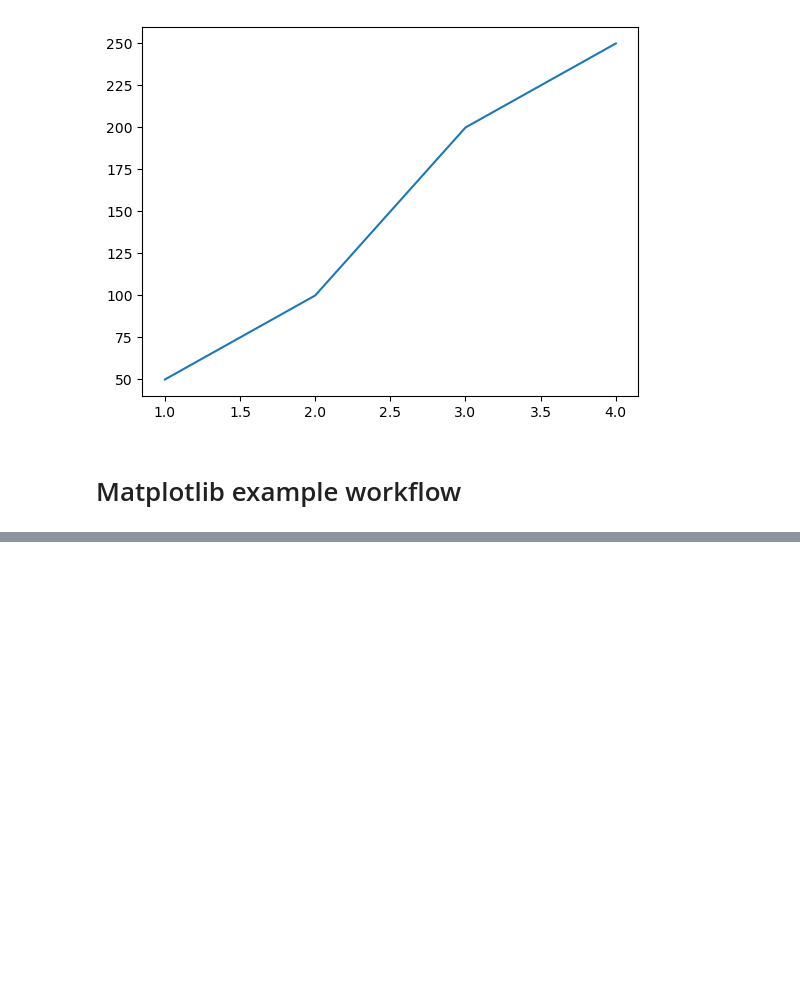
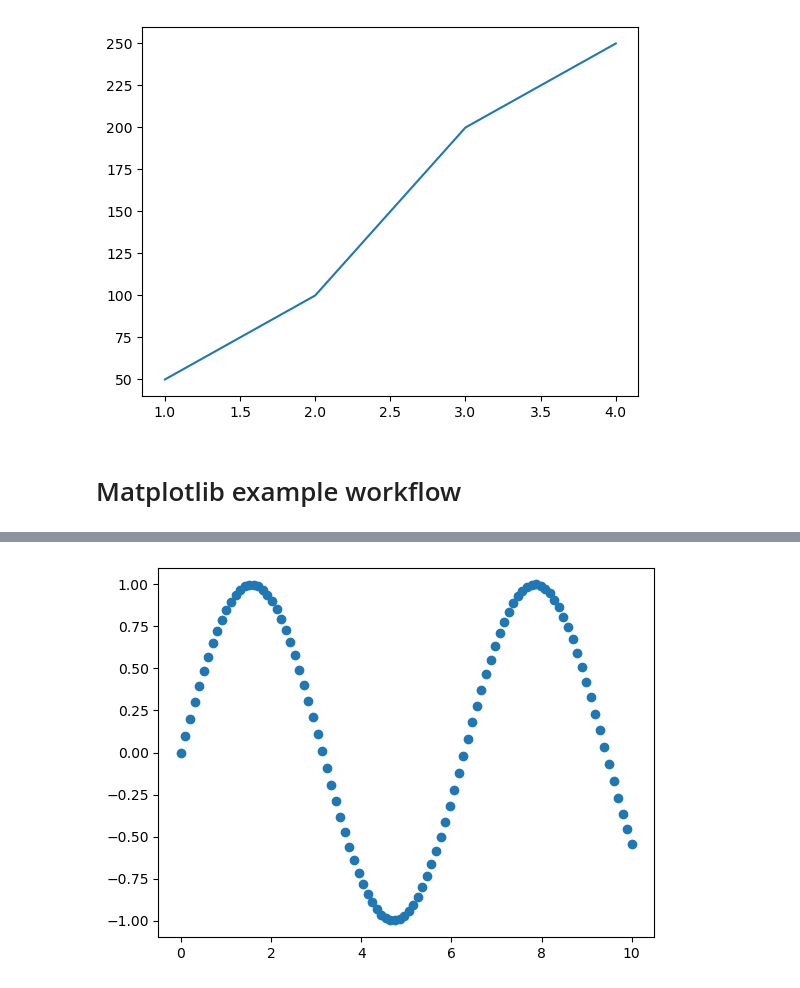
Before and after one commit to Tarun-Mittal-cell/dataAnalysisPandasNumpy, a Jupyter notebook: Introduction to Matplotlib.ipynb, the cells around one changed output, grey strips where cells are left out. Drawn from its saved outputs; the diff is of its cells as text; code cells hidden in the pictures; blank space fills up the shorter version.

```diff
--- a/Introduction to Matplotlib.ipynb
+++ b/Introduction to Matplotlib.ipynb
@@ -81,0 +129,6 @@ fig.savefig('/images/sample-plot.png')
+# %%
+# Another scatter plot
+fig, ax = plt.subplots()
+ax.scatter(x, np.sin(x));
+# %% [output]
+[figure, added]
```
Also changed, not shown: parts of 7 cells of this notebook.
